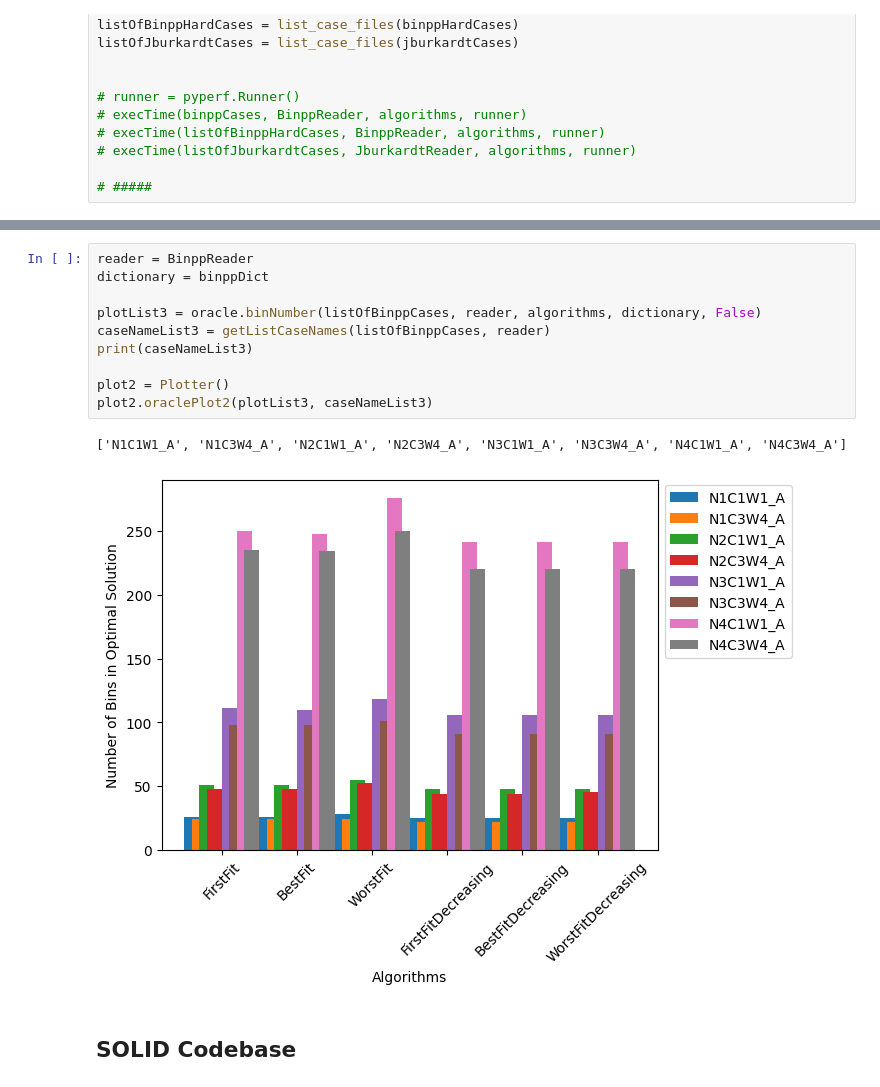
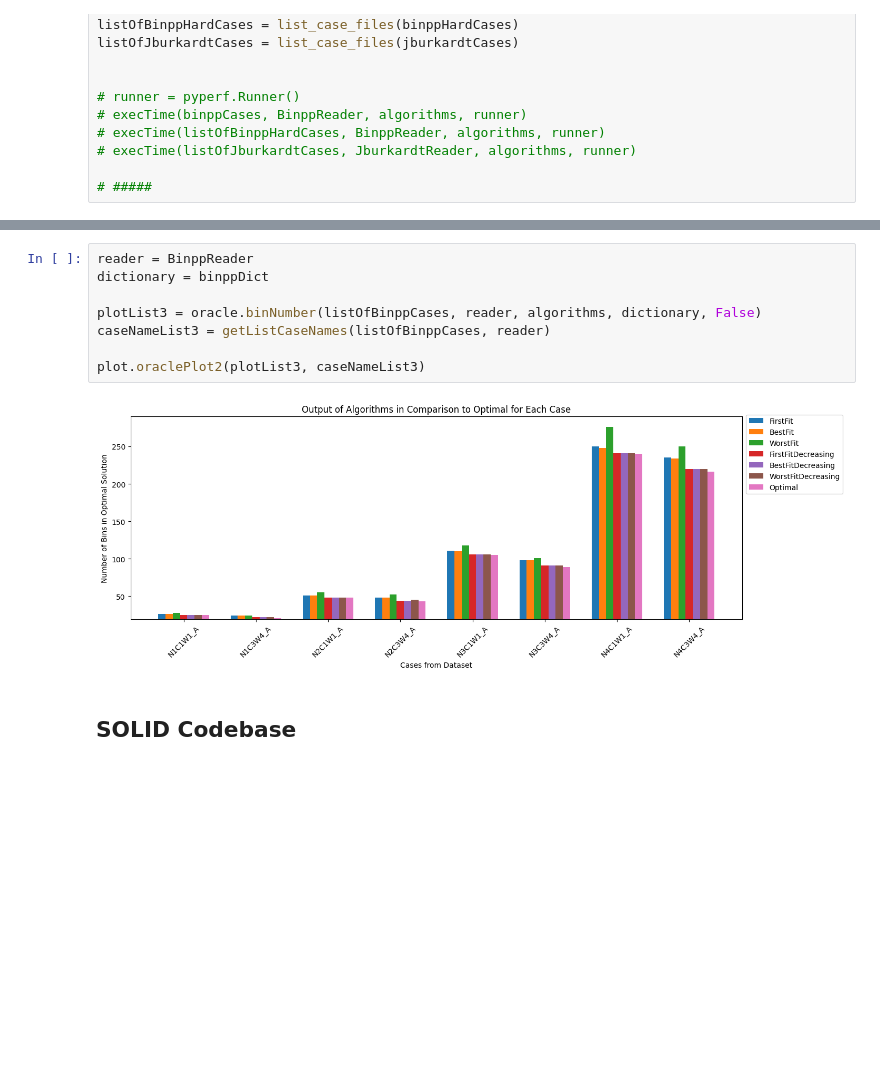
Before and after one commit to arvindshastri/binpacking, a Jupyter notebook: report.ipynb, the cells around one changed output, grey strips where cells are left out. Cells and saved outputs as stored; diff of their text form; blank space fills up the shorter version.

```diff
--- a/report.ipynb
+++ b/report.ipynb
@@ -162,16 +156,13 @@ plot2.oraclePlot2(plotList2, caseNameList2)
 # %%
 reader = BinppReader
 dictionary = binppDict
 
 plotList3 = oracle.binNumber(listOfBinppCases, reader, algorithms, dictionary, False)
 caseNameList3 = getListCaseNames(listOfBinppCases, reader)
-print(caseNameList3)
 
-plot2 = Plotter()
-plot2.oraclePlot2(plotList3, caseNameList3)
+plot.oraclePlot2(plotList3, caseNameList3)
 # %% [output]
-['N1C1W1_A', 'N1C3W4_A', 'N2C1W1_A', 'N2C3W4_A', 'N3C1W1_A', 'N3C3W4_A', 'N4C1W1_A', 'N4C3W4_A']
-[figure, old version]
+[figure, new version]
 # %% [markdown]
 ## SOLID Codebase
 # %% [markdown]
```
Also changed, not shown: parts of 3 cells of this notebook, 4 other files.
